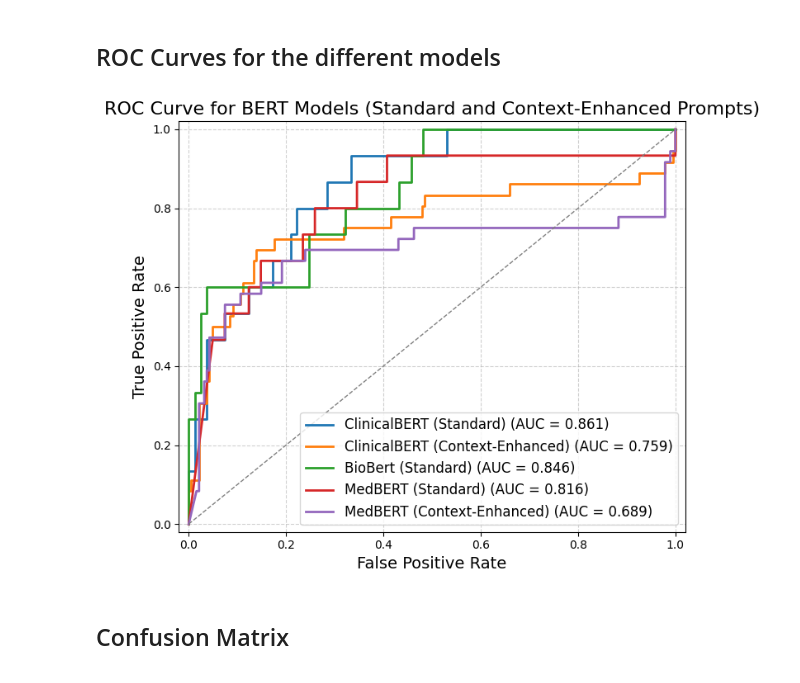
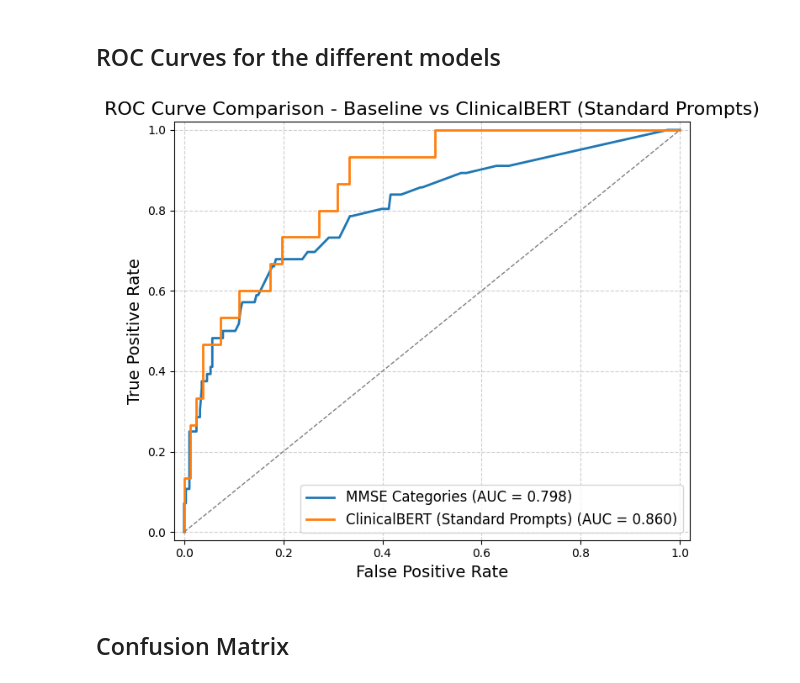
Before and after one commit to LisanKuruppu/bacheloroppgave, a Jupyter notebook: Logisitc_Analysis.ipynb, the cells around one changed output. Drawn from its saved outputs; the diff is of its cells as text; code cells hidden in the pictures.

```diff
--- a/Logisitc_Analysis.ipynb
+++ b/Logisitc_Analysis.ipynb
@@ -69,7 +52,8 @@ categories = {
     "Registration": ["WORD1", "WORD2", "WORD3"],
     "Attention_Calculation": ["MMD", "MML", "MMR", "MMO", "MMW"],
     "Recall": ["WORD1DL", "WORD2DL", "WORD3DL"],
-    "Language": ["MMWATCH", "MMPENCIL", "MMREPEAT", "MMHAND", "MMFOLD", "MMONFLR", "MMREAD", "MMWRITE", "MMDRAW"]
+    "Language": ["MMWATCH", "MMPENCIL", "MMREPEAT", "MMHAND", "MMFOLD", "MMONFLR", "MMREAD", "MMWRITE"],
+    "Copy": ["MMDRAW"]
 }
 
 # Significant categories
@@ -78,7 +62,7 @@ significant_categories = {
     "Orientation_Place": ["MMSTATE", "MMCITY", "MMAREA", "MMHOSPIT", "MMFLOOR"],
     "Attention_Calculation": ["MMD", "MML", "MMR", "MMO", "MMW"],
     "Recall": ["WORD1DL", "WORD2DL", "WORD3DL"],
-    "Language": ["MMWATCH", "MMPENCIL", "MMREPEAT", "MMHAND", "MMFOLD", "MMONFLR", "MMREAD", "MMWRITE", "MMDRAW"]
+    "Language": ["MMWATCH", "MMPENCIL", "MMREPEAT", "MMHAND", "MMFOLD", "MMONFLR", "MMREAD", "MMWRITE"]
 }
 
 # Updated siginificant categories (With good questions)
@@ -87,7 +71,7 @@ updated_categories = {
     "Orientation_Place": ["MMSTATE", "MMCITY", "MMAREA", "MMHOSPIT", "MMFLOOR"],
     "Attention_Calculation": ["MMD", "MML", "MMR", "MMO", "MMW"],
     "Recall": ["WORD1DL", "WORD2DL", "WORD3DL"],
-    "Language": ["MMWATCH", "MMPENCIL"]
+    "Language": ["MMREPEAT"]
 }
 
 # BioBERT embeddings
@@ -206,6 +190,7 @@ def run_logistic_regression_pipeline(train_df, test_df, embedding_cols, categori
 
     X_train_final, X_test_final = prepare_features_for_logistic_regression(X_train_combined, X_test_combined)
 
+
     combined_result = bootstrap_metrics(
         df_train=X_train_final,
         df_test=X_test_final,
@@ -253,16 +238,15 @@ def drop_highly_correlated_features(df, threshold=0.90):
     to_drop = list(set(to_drop))
     return to_drop
 
-def select_good_questions(results, auc_threshold=0.55, pval_threshold=0.05):
+def select_good_questions(results, pval_threshold=0.05):
     good_questions = []
     bad_questions = []
 
     for res in results:
         try:
-            auc_mean = res['Bootstrapped Metrics']['AUC'][0]
             p_value = res['Odds Ratios']['p-value'].iloc[1]  # assuming feature is second row
 
-            if (auc_mean >= auc_threshold) and (p_value <= pval_threshold):
+            if p_value <= pval_threshold:
                 good_questions.append(res['Question'])
             else:
                 bad_questions.append(res['Question'])
@@ -397,7 +376,7 @@ if skipped_questions:
 #     plot_roc_curve(result["True Labels"], result["Predicted Probabilities"], title=f"ROC Curve - {result['Question']}")
 
 # Select good questions based on AUC and p-value thresholds
-good_questions, bad_questions = select_good_questions(question_results, auc_threshold=0.55, pval_threshold=0.05)
+good_questions, bad_questions = select_good_questions(question_results, pval_threshold=0.05)
 print("\n===== Good Questions =====")
 for q in good_questions:
     print(q)
@@ -1223,47 +1159,41 @@ Language_COMPOSITE               3.913702e-01
 # %% [markdown]
 ## ROC Curves for the different models
 # %%
-import numpy as np
-import matplotlib.pyplot as plt
-from sklearn.metrics import roc_curve, auc
-
 # Function to plot ROC Curves for specified models (Styled)
 def plot_roc_curves(model_results, title='ROC Curve'):
     plt.figure(figsize=(7, 6))
 
     for model_name, (y_true, y_scores) in model_results.items():
         fpr, tpr, _ = roc_curve(y_true, y_scores)
         roc_auc = auc(fpr, tpr)
         plt.plot(fpr, tpr, lw=2, label=f'{model_name} (AUC = {roc_auc:.3f})')
 
     # Random Chance line
     plt.plot([0, 1], [0, 1], color='gray', linestyle='--', lw=1)
 
     # Plot settings
     plt.xlim([-0.02, 1.02])
     plt.ylim([-0.02, 1.02])
     plt.xlabel('False Positive Rate', fontsize=14)
     plt.ylabel('True Positive Rate', fontsize=14)
     plt.title(f"{title}", fontsize=16)
     plt.legend(loc='lower right', fontsize=12)
     plt.grid(True, linestyle='--', alpha=0.6)
     plt.tight_layout()
     plt.show()
 
-# Function to plot both ClinicalBERT models together
-def plot_bert_combined_roc(clinicalbert_combined_result, context_clinicalbert_combined_result, biobert_combined_result, medbert_combined_result, context_medbert_combined_result):
+# Function to plot both Baslines and ClinicalBERT (Standard Prompts) ROC Curves
+def plot_combined_roc():
     model_results = {
-        'ClinicalBERT (Standard)': (clinicalbert_combined_result["True Labels"], clinicalbert_combined_result["Predicted Probabilities"]),
-        'ClinicalBERT (Context-Enhanced)': (context_clinicalbert_combined_result["True Labels"], context_clinicalbert_combined_result["Predicted Probabilities"]),
-        'BioBert (Standard)': (biobert_combined_result["True Labels"], biobert_combined_result["Predicted Probabilities"]),
-        'MedBERT (Standard)': (medbert_combined_result["True Labels"], medbert_combined_result["Predicted Probabilities"]),
-        'MedBERT (Context-Enhanced)': (context_medbert_combined_result["True Labels"], context_medbert_combined_result["Predicted Probabilities"])
+        'MMSE Categories': (combined_category_results["True Labels"], combined_category_results["Predicted Probabilities"]),
+        'ClinicalBERT (Standard Prompts)': (clinicalbert_combined_result["True Labels"], clinicalbert_combined_result["Predicted Probabilities"]),
     }
-    plot_roc_curves(model_results, title='ROC Curve for BERT Models (Standard and Context-Enhanced Prompts)')
+    plot_roc_curves(model_results, title='ROC Curve Comparison - Baseline vs ClinicalBERT (Standard Prompts)')
 
-plot_bert_combined_roc(clinicalbert_combined_result, context_clinicalbert_combined_result, biobert_combined_result, medbert_combined_result, context_medbert_combined_result)
+# Plot both Baslines and ClinicalBERT (Contextual Prompts) ROC Curves
+plot_combined_roc()
 # %% [output]
-[figure, old version]
+[figure, new version]
 # %% [markdown]
 ## Confusion Matrix
 # %%
```
Also changed, not shown: parts of 17 cells of this notebook, 1 other file.
